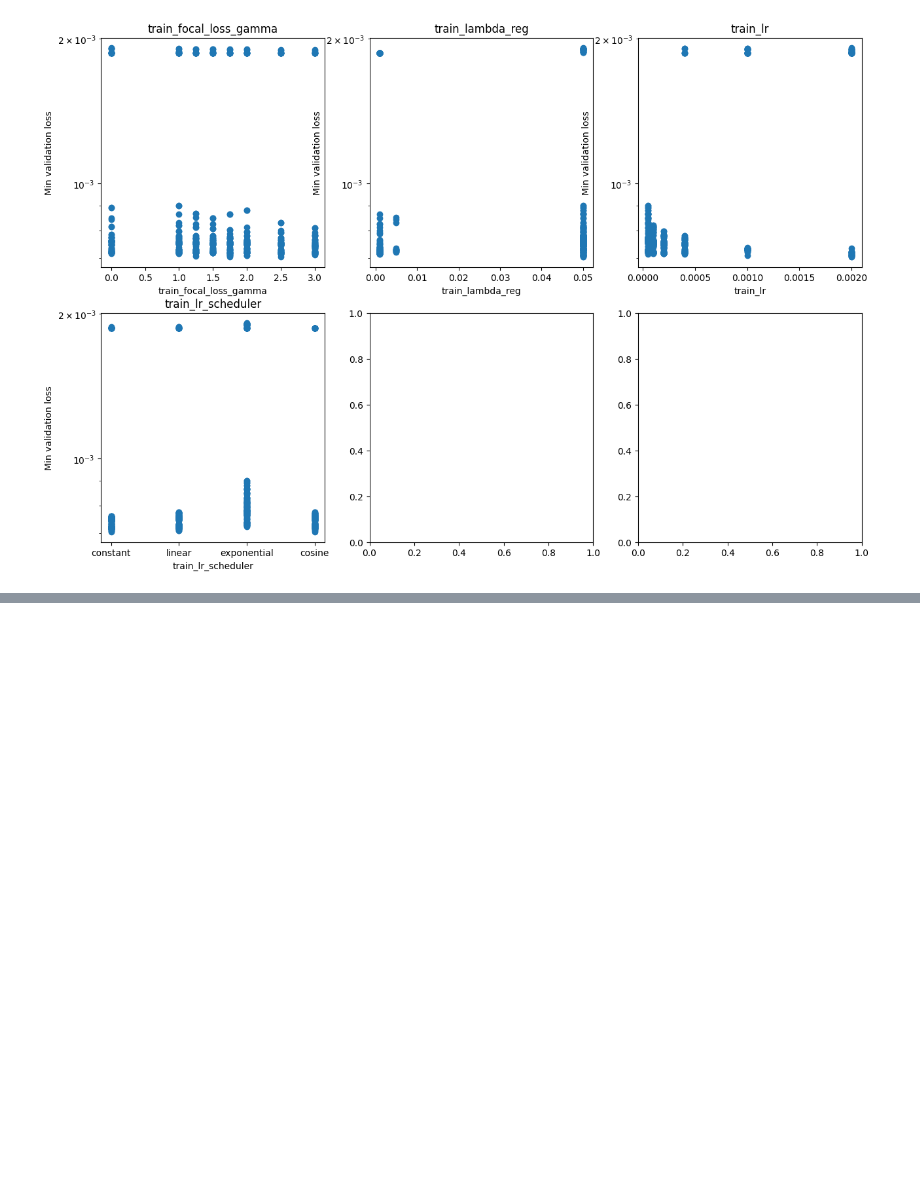
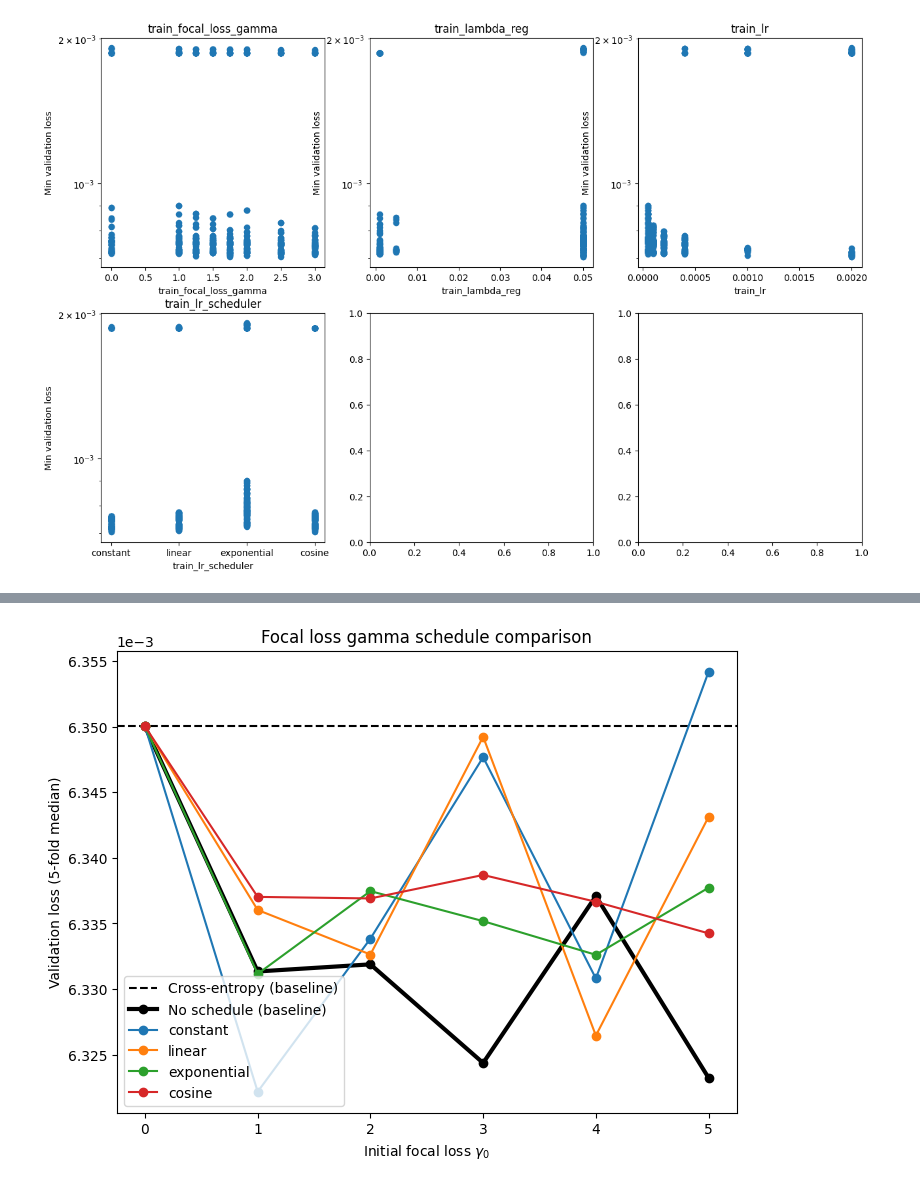
Before and after one commit to malo-lahogue/Generator-outage-probability, a Jupyter notebook: Notebooks/hourly_grid_search.ipynb, the cells around one changed output, grey strips where cells are left out. Cells and saved outputs as stored; diff of their text form; code cells hidden in the pictures; blank space fills up the shorter version.

```diff
--- a/Notebooks/hourly_grid_search.ipynb
+++ b/Notebooks/hourly_grid_search.ipynb
@@ -484,0 +753,5 @@ Plotting train_lr_scheduler (4/4)
+# %%
+grid_search_focal_loss, grid_search_raw_df = get_grid_search_df('../Results/Grid_search/grid_search_log_logistic_reg_New York_thermal_D_all.csv')
+grid_search_focal_loss["mean_val_loss"] = grid_search_focal_loss['score_val_loss'].apply(lambda x: mean_ignore_nan(x))
+grid_search_focal_loss["max_val_loss"] = grid_search_focal_loss['score_val_loss'].apply(lambda x: max_ignore_nan(x))
+grid_search_focal_loss["min_val_loss"] = grid_search_focal_loss['score_val_loss'].apply(lambda x: min_ignore_nan(x))
@@ -484,0 +895,89 @@ Plotting train_lr_scheduler (4/4)
+# %%
+# criterion = 'mean_val_loss'
+criterion = 'median_val_loss'
+# criterion = 'max_val_loss'
+
+grid_search_focal_loss, grid_search_raw_df = get_grid_search_df('../Results/Grid_search/grid_search_log_mlp_New York_thermal_A_all_5folds.csv')
+grid_search_focal_loss = grid_search_focal_loss.loc[grid_search_focal_loss['train_focal_loss_gamma_schedule_length'] > 0]
+grid_search_focal_loss = grid_search_focal_loss.loc[grid_search_focal_loss['build_num_classes'] ==2]
+
+grid_search_focal_loss = grid_search_focal_loss.reset_index(drop=True)
+
+grid_search_focal_loss["mean_val_loss"] = grid_search_focal_loss['score_val_loss'].apply(lambda x: mean_ignore_nan(x))
+grid_search_focal_loss["median_val_loss"] = grid_search_focal_loss['score_val_loss'].apply(lambda x: median_ignore_nan(x))
+grid_search_focal_loss["max_val_loss"] = grid_search_focal_loss['score_val_loss'].apply(lambda x: max_ignore_nan(x))
+grid_search_focal_loss["min_val_loss"] = grid_search_focal_loss['score_val_loss'].apply(lambda x: min_ignore_nan(x))
+
+grid_search_focal_loss['mean_logit_loss'] = grid_search_focal_loss.apply(lambda row: mean_logit_score(row['val_loss_1'], row['score_best_epoch']), axis=1)
+grid_search_focal_loss['min_logit_loss'] = grid_search_focal_loss.apply(lambda row: min_logit_score(row['val_loss_1'], row['score_best_epoch']), axis=1)
+grid_search_focal_loss['max_logit_loss'] = grid_search_focal_loss.apply(lambda row: max_logit_score(row['val_loss_1'], row['score_best_epoch']), axis=1)
+
+results = defaultdict(lambda: defaultdict(float))
+
+# CE baseline
+ce_df = grid_search_focal_loss.loc[((grid_search_focal_loss['train_focal_loss_gamma_schedule']=='constant')
+                                   & (grid_search_focal_loss['train_focal_loss_gamma']==0.0)
+                                   & (grid_search_focal_loss['train_focal_loss_alpha']==(1.0,1.0))
+                                   & (grid_search_focal_loss['train_focal_loss_alpha_schedule']=='constant'))].copy().reset_index(drop=True)
+
+ce_best = ce_df.iloc[ce_df[criterion].idxmin()]
+
+start_gamma = grid_search_focal_loss['train_focal_loss_gamma'].unique().tolist()
+start_gamma.sort()
+# start_gamma =start_gamma[:-1]
+
+# No gamma schedule
+no_schedule_df = grid_search_focal_loss.loc[((grid_search_focal_loss['train_focal_loss_gamma_schedule']=='constant')
+                                        & (grid_search_focal_loss['train_focal_loss_gamma_schedule_length']==100))].copy().reset_index(drop=True)
+
+for gamma in start_gamma:
+    gamma_df = no_schedule_df.loc[no_schedule_df['train_focal_loss_gamma']==gamma].copy().reset_index(drop=True)
+    if len(gamma_df) == 0:
+        continue
+    best = gamma_df.iloc[gamma_df[criterion].idxmin()]
+    results['no_schedule'][gamma] = best[criterion].item()
+
+# With gamma schedules
+for schedule in grid_search_focal_loss['train_focal_loss_gamma_schedule'].unique():
+    schedule_df = grid_search_focal_loss.loc[((grid_search_focal_loss['train_focal_loss_gamma_schedule']==schedule)
+                                            & (grid_search_focal_loss['train_focal_loss_gamma_schedule_length']<100))].copy().reset_index(drop=True)
+    for gamma in start_gamma:
+        if gamma == 0.0:
+            results[schedule][0.0] = results['no_schedule'][0.0]
+        gamma_df = schedule_df.loc[schedule_df['train_focal_loss_gamma']==gamma].copy().reset_index(drop=True)
+        if len(gamma_df) == 0:
+            continue
+        best = gamma_df.iloc[gamma_df[criterion].idxmin()]
+        results[schedule][gamma] = best[criterion].item()
+
+
+
+
+
+
+
+
+results_df = pd.DataFrame(results).T
+results_df = results_df.reindex(sorted(results_df.columns, key=lambda x: float(x)), axis=1)
+results_df = results_df.reindex(['no_schedule', 'constant', 'linear', 'exponential', 'cosine'], axis=0)
+
+
+fig, ax = plt.subplots(figsize=(8,6))
+ax.axhline(ce_best[criterion], color='black', linestyle='--', label='Cross-entropy (baseline)')
+for schedule, row in results_df.iterrows():
+    # row = row.dropna()
+    gammas = row.index.tolist()
+    val_losses = row.values.tolist()
+    if schedule == 'no_schedule':
+         ax.plot(gammas, val_losses, marker='o', color='black', linewidth=3, label='No schedule (baseline)')
+    else:
+        ax.plot(gammas, val_losses, marker='o', label=schedule)
+
+ax.legend()
+ax.set_xlabel('Initial focal loss $\gamma_0$')
+ax.set_ylabel('Validation loss (5-fold median)')
+ax.set_title('Focal loss gamma schedule comparison')
+ax.set_xticks(start_gamma)
+ax.ticklabel_format(style='sci', axis='y', scilimits=(0, 0))
+# %% [output]
+[figure, added]
```
Also changed, not shown: parts of 42 cells of this notebook, 25 other files.
